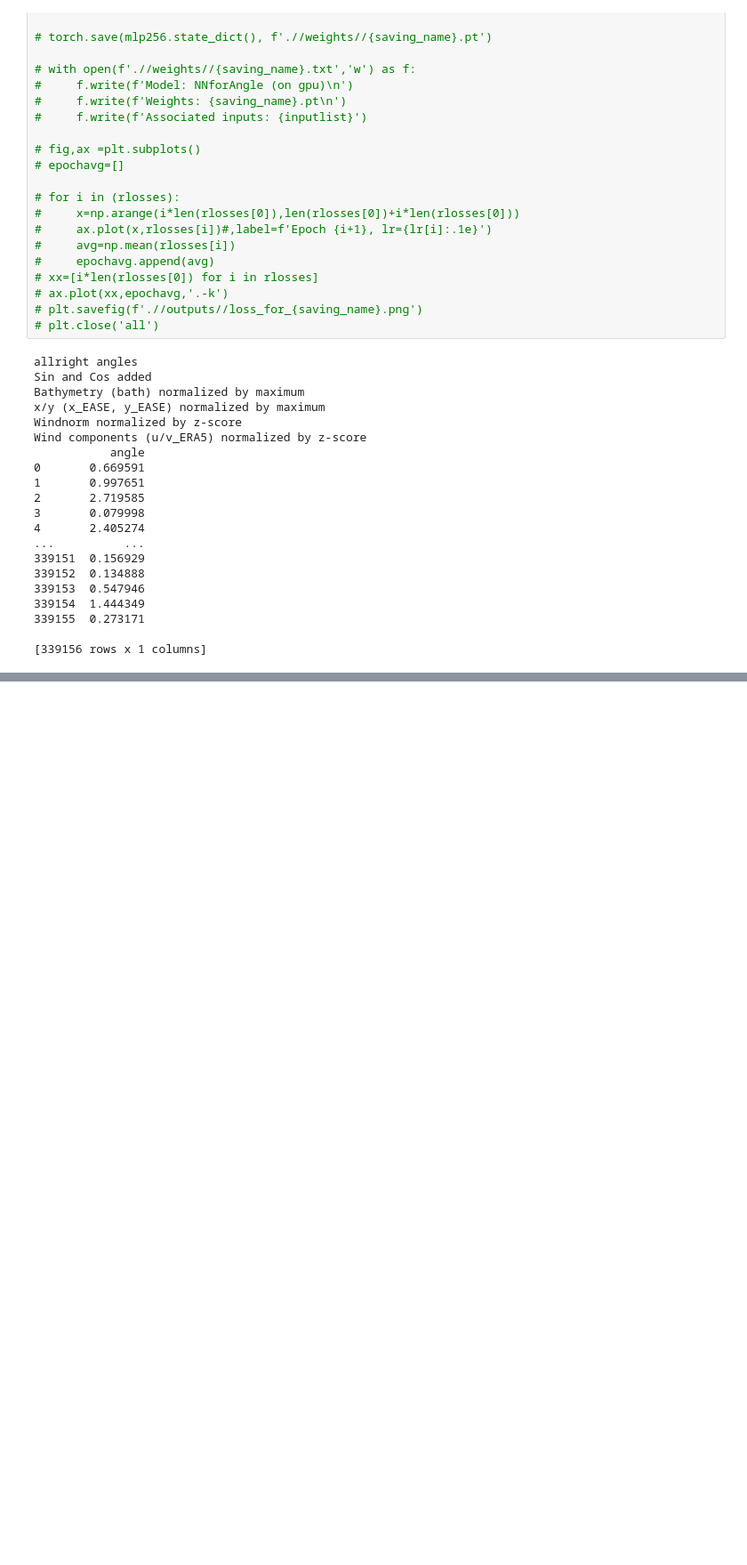
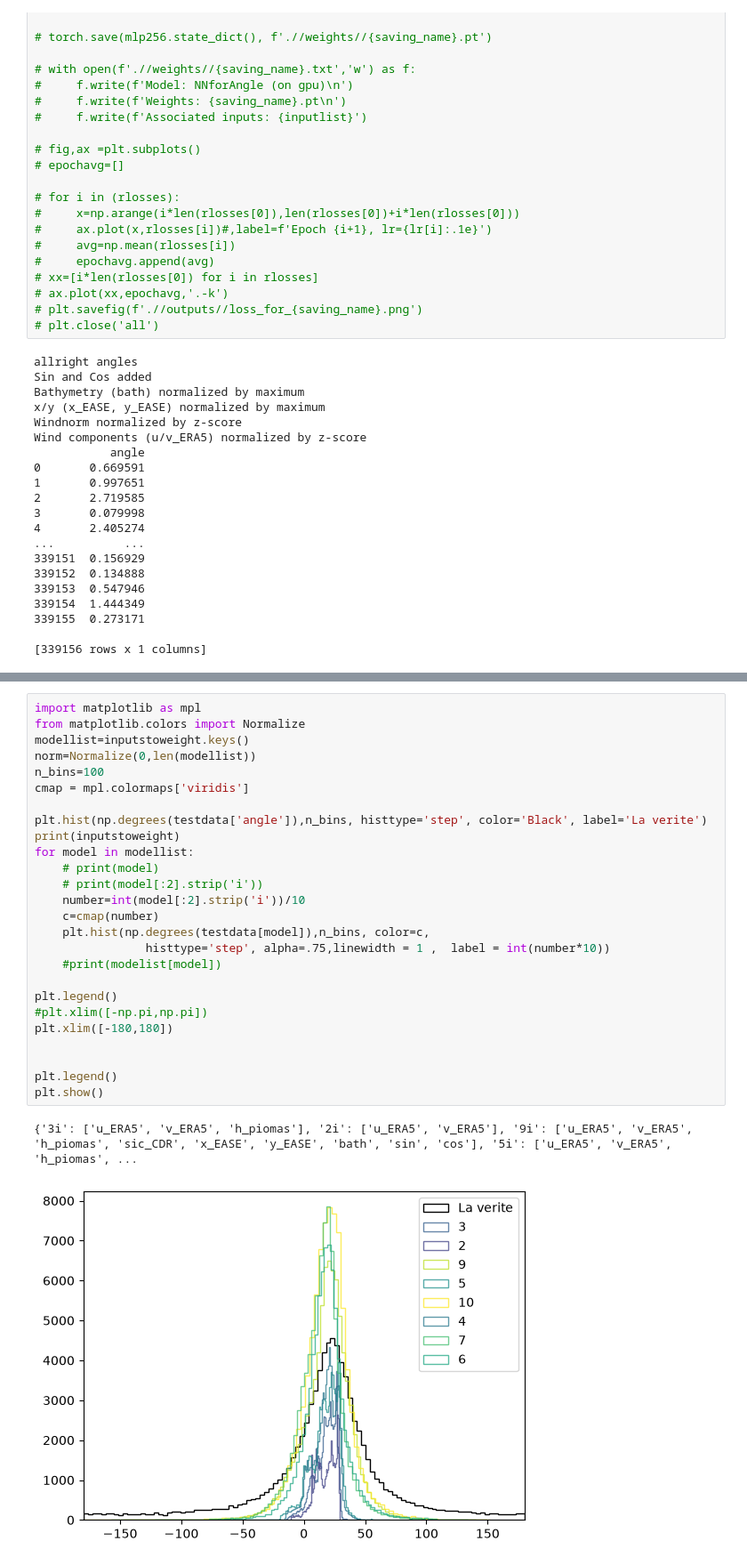
Before and after one commit to drpoisson-mp3/seA_Ice, a Jupyter notebook: September/Angles.ipynb, the cells around one changed output, grey strips where cells are left out. Shown at 89% size. Cells and saved outputs as stored; diff of their text form; blank space fills up the shorter version.

```diff
--- a/September/Angles.ipynb
+++ b/September/Angles.ipynb
@@ -185,0 +280,29 @@ RuntimeError: Error(s) in loading state_dict for NNforAngles:
+# %%
+import matplotlib as mpl
+from matplotlib.colors import Normalize
+modellist=inputstoweight.keys()
+norm=Normalize(0,len(modellist))
+n_bins=100
+cmap = mpl.colormaps['viridis']
+
+plt.hist(np.degrees(testdata['angle']),n_bins, histtype='step', color='Black', label='La verite')
+print(inputstoweight)
+for model in modellist:
+    # print(model)
+    # print(model[:2].strip('i'))
+    number=int(model[:2].strip('i'))/10
+    c=cmap(number)
+    plt.hist(np.degrees(testdata[model]),n_bins, color=c,
+                histtype='step', alpha=.75,linewidth = 1 ,  label = int(number*10))
+    #print(modelist[model])
+
+plt.legend()
+#plt.xlim([-np.pi,np.pi])
+plt.xlim([-180,180])
+
+
+plt.legend()
+plt.show()
+# %% [output]
+{'3i': ['u_ERA5', 'v_ERA5', 'h_piomas'], '2i': ['u_ERA5', 'v_ERA5'], '9i': ['u_ERA5', 'v_ERA5', 'h_piomas', 'sic_CDR', 'x_EASE', 'y_EASE', 'bath', 'sin', 'cos'], '5i': ['u_ERA5', 'v_ERA5', 'h_piomas', ...
+[figure, added]
```
Also changed, not shown: parts of 6 cells of this notebook, 37 other files.
